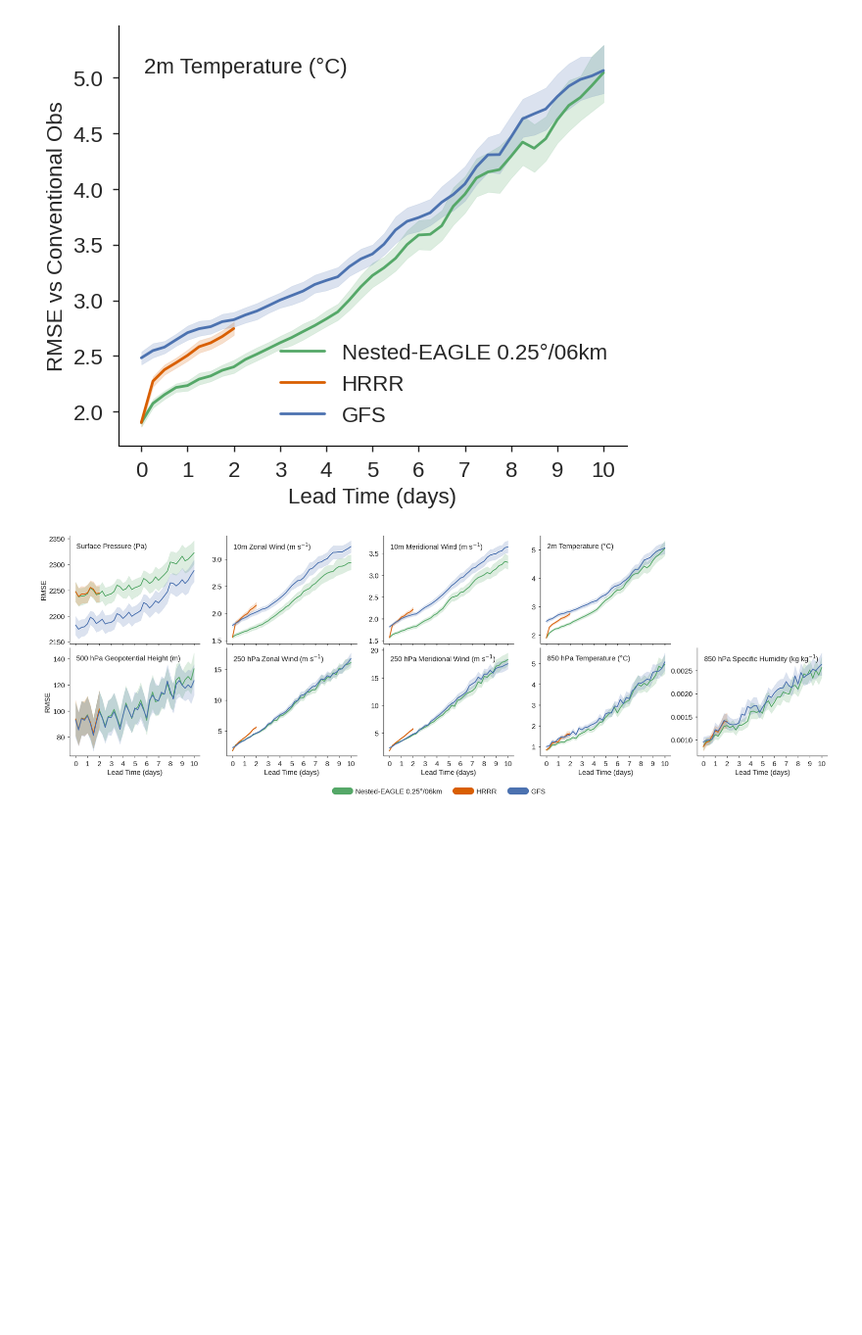
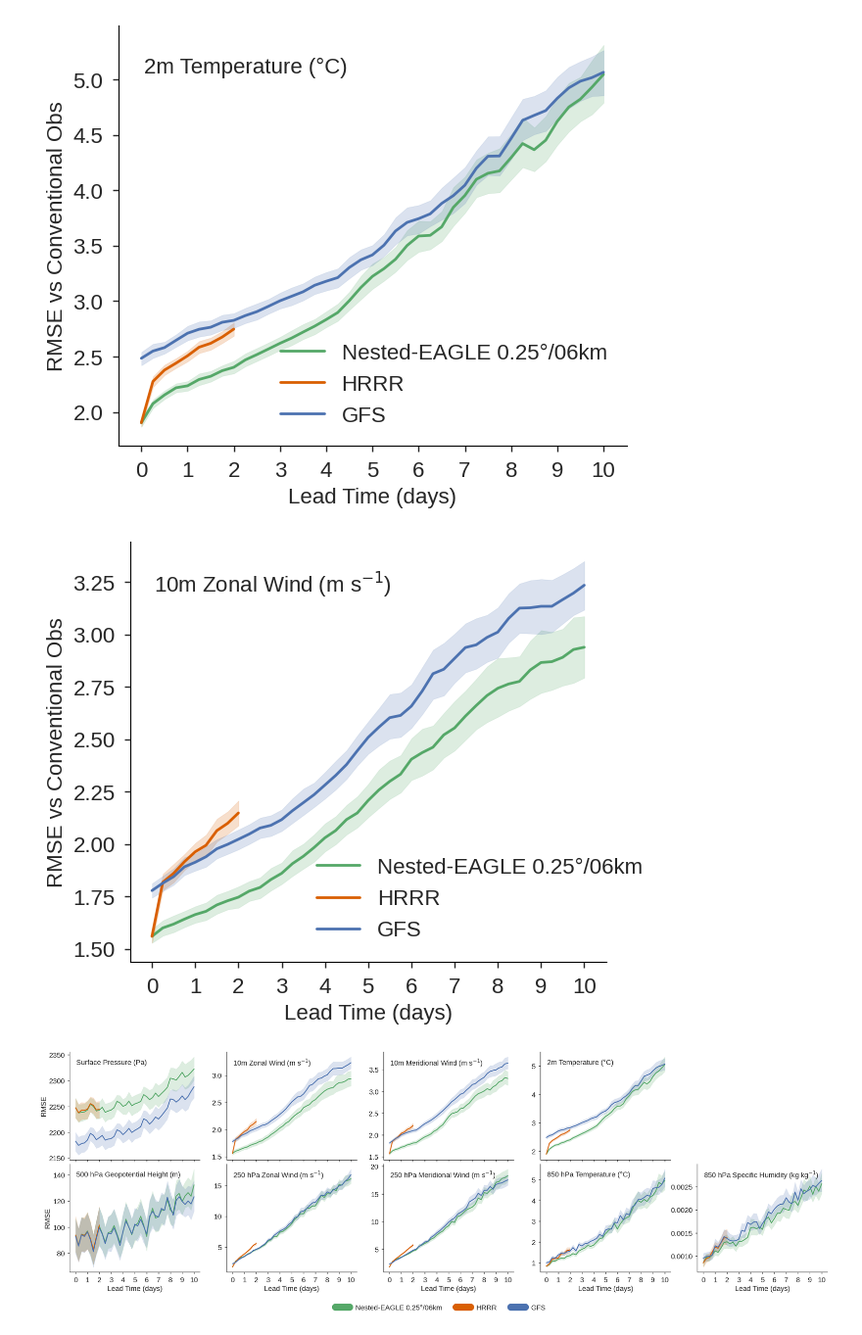
Before and after one commit to timothyas/nested-eagle, a Jupyter notebook: 0.25deg-06km/baselines/plot_error_vs_conus_obs.ipynb, the cells around one changed output. Shown at 98% size. Saved outputs shown, nothing was run; the diff lists cells and outputs as text; code cells hidden in the pictures; blank space fills up the shorter version.

Commit message:
add isolated u10m plot

```diff
--- a/0.25deg-06km/baselines/plot_error_vs_conus_obs.ipynb
+++ b/0.25deg-06km/baselines/plot_error_vs_conus_obs.ipynb
@@ -148,6 +148,19 @@ else:
 fig.savefig(f"figures/{prefix}t2m_{metric.lower()}_vs_obs.jpeg", bbox_inches="tight", dpi=300)
 # %% [output]
 [figure]
+# %%
+fig, ax = plt.subplots(1, 1, figsize=(6.25, 5), constrained_layout=True, sharex=True)
+
+single_plot(ax=ax, dsdict=rmse, varname="10m_zonal_wind")
+handles, labels = ax.get_legend_handles_labels()
+ax.set(ylabel=f"{metric} vs Conventional Obs")
+if "allres" in prefix:
+    fig.legend(handles, labels, bbox_to_anchor=(1., .6), loc='center left', fontsize='large', frameon=False)
+else:
+    ax.legend(frameon=False, loc="center left", bbox_to_anchor=(.35, .15))
+fig.savefig(f"figures/{prefix}u10_{metric.lower()}_vs_obs.jpeg", bbox_inches="tight", dpi=300)
+# %% [output]
+[figure, added]
 # %%
 nvars = len(varnames)
 nrows = 2
```
